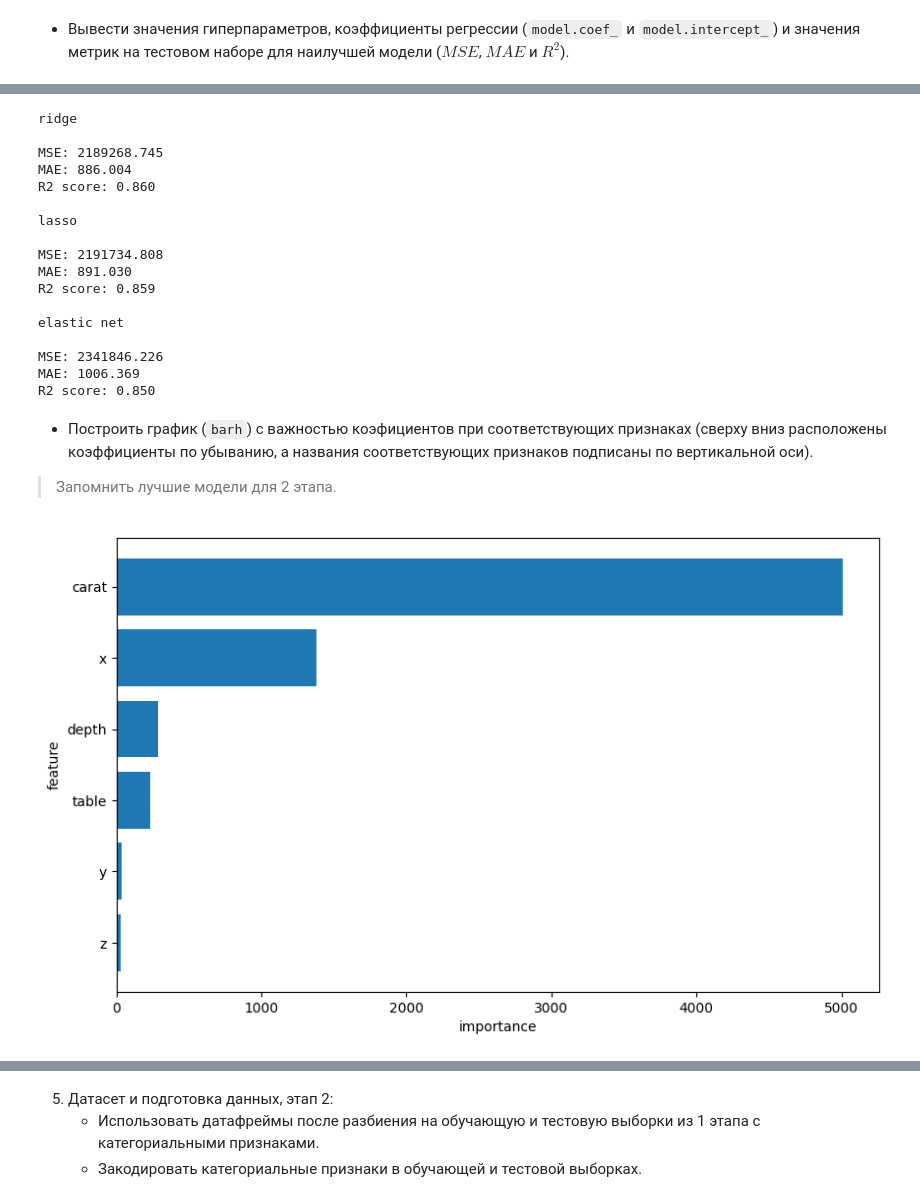
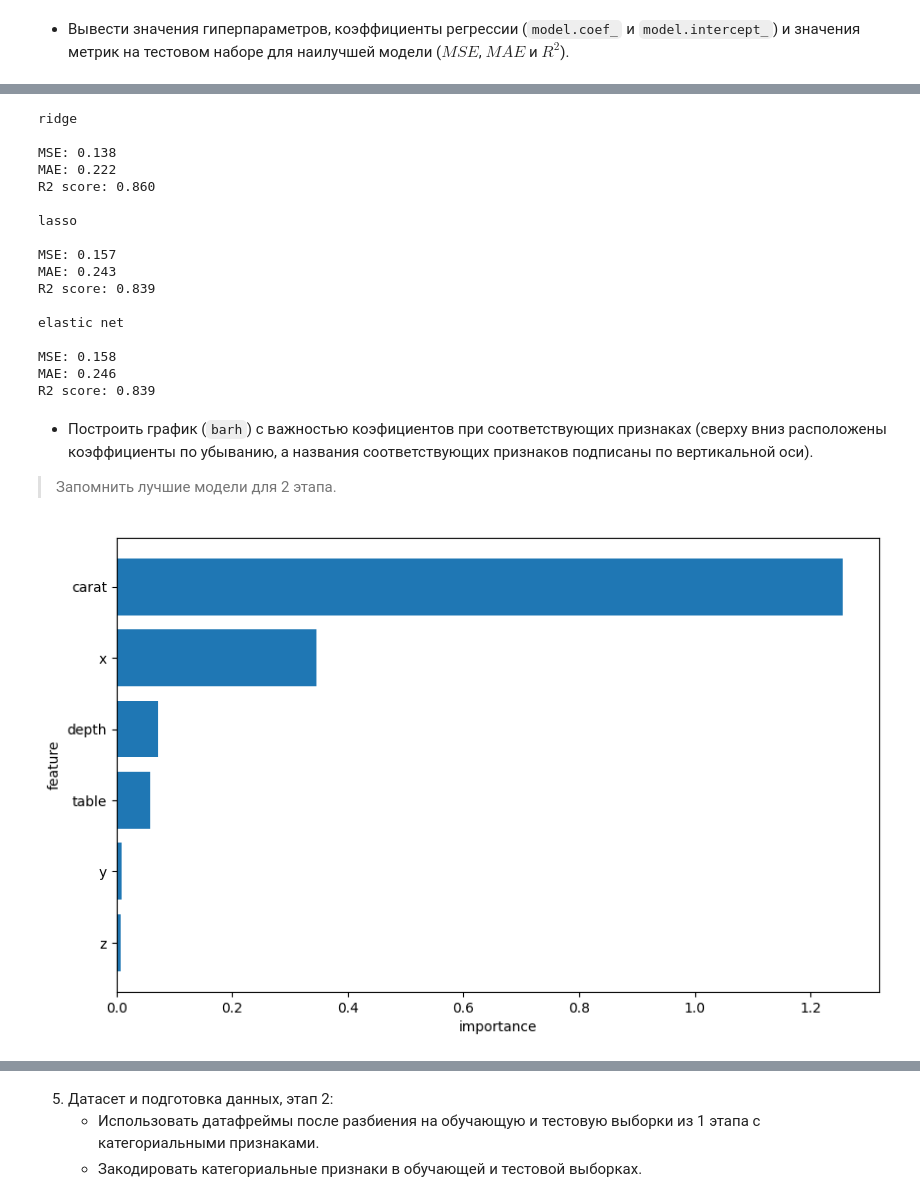
Before and after one commit to IraMeis/ai-tech-spring24, a Jupyter notebook: labs/6133_MisyurinaIA_lab_5_linear_regression.ipynb, the cells around one changed output, grey strips where cells are left out. Drawn from its saved outputs; the diff is of its cells as text; code cells hidden in the pictures.

```diff
--- a/labs/6133_MisyurinaIA_lab_5_linear_regression.ipynb
+++ b/labs/6133_MisyurinaIA_lab_5_linear_regression.ipynb
@@ -103,6 +103,8 @@ X_scaled.head()
 | 2 | -1.198168 | Good | E | VS1 | -3.385019 | 3.375663 | -1.498691 | -1.457395 | -1.741175 |
 | 3 | -1.071587 | Premium | I | VS2 | 0.454133 | 0.242928 | -1.364971 | -1.317305 | -1.287720 |
 | 4 | -1.029394 | Good | J | SI2 | 1.082358 | 0.242928 | -1.240167 | -1.212238 | -1.117674 |
+# %%
+y = pd.DataFrame(StandardScaler().fit_transform(pd.DataFrame(y)), columns=['price'])
 # %% [markdown]
    - Визуализировать `heatmap`-матрицу кореллированности признаков.
 # %%
@@ -277,38 +275,38 @@ print(f"R2 score: {R2(y_test, y_pred):.3f}")
 # %% [output]
 ridge
 
-MSE: 2189268.745
-MAE: 886.004
+MSE: 0.138
+MAE: 0.222
 R2 score: 0.860
 
 lasso
 
-MSE: 2191734.808
-MAE: 891.030
-R2 score: 0.859
+MSE: 0.157
+MAE: 0.243
+R2 score: 0.839
 
 elastic net
 
-MSE: 2341846.226
-MAE: 1006.369
-R2 score: 0.850
+MSE: 0.158
+MAE: 0.246
+R2 score: 0.839
 # %% [markdown]
    - Построить график (`barh`) с важностью коэфициентов при соответствующих признаках (сверху вниз расположены коэффициенты по убыванию, а названия соответствующих признаков подписаны по вертикальной оси).
 
    > Запомнить лучшие модели для 2 этапа.
 # %%
-coefficients = best_ridge.coef_
+coefficients = best_ridge.coef_[0]
 feature_names = numeric
 sorted = np.argsort(np.abs(coefficients))[::-1].tolist()
 
 plt.figure(figsize=(10, 6))
 plt.barh(np.array(feature_names)[sorted], np.abs(coefficients)[sorted])
 plt.xlabel('importance')
 plt.ylabel('feature')
 plt.gca().invert_yaxis()
 plt.show()
 # %% [output]
-[figure, old version]
+[figure, new version]
 # %%
 coefficients = best_lasso.coef_
 feature_names = numeric
```
Also changed, not shown: parts of 16 cells of this notebook.
